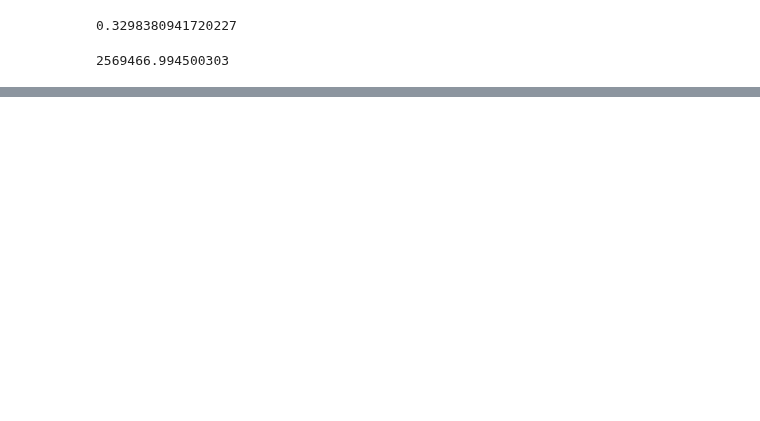
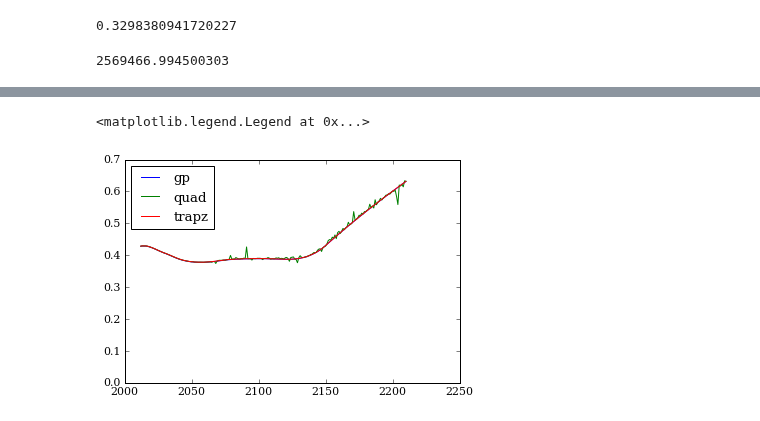
Before and after one commit to ergs/sandbox, a Jupyter notebook: ctcc/methodology-dwt-free.ipynb, the cells around one changed output, grey strips where cells are left out. Drawn from its saved outputs; the diff is of its cells as text; code cells hidden in the pictures; blank space fills up the shorter version.

```diff
--- a/ctcc/methodology-dwt-free.ipynb
+++ b/ctcc/methodology-dwt-free.ipynb
@@ -434,0 +362,29 @@ denom_half_x(2180.0, gwe_lwr_gp, gwe_lwr_y)
+# %%
+def trapz_l2_dist(gp0, y0, gp1, y1, lower, upper):
+    """L2 Norm for gaussian processes.
+
+    Parameters
+    ----------
+    gp0 : GP
+        The first gaussian process
+    gp1 : GP
+        The second gaussian process
+    lower : number
+        The lower bound.
+    upper : number
+        The upper bound.
+    """
+    t = np.linspace(lower, upper, 1000)
+    mu0, cov0 = gp0.predict(y0, t)
+    var0 = np.diag(cov0)
+    mu1, cov1 = gp1.predict(y1, t)
+    var1 = np.diag(cov1)
+    numer = np.trapz((var0 + var1 + (mu0 - mu1)**2), x=t)
+    denom0 =  np.sqrt(np.trapz((var0 + mu0**2), x=t))
+    denom1 =  np.sqrt(np.trapz((var1 + mu1**2), x=t))
+    denom = denom0 * denom1
+    #print("numer_trapz =", numer)
+    #print("denom_trapz =", denom)
+    #print("denom0_trapz =", denom0)
+    #print("denom1_trapz =", denom1)
+    return numer / denom
@@ -434,0 +401,10 @@ denom_half_x(2180.0, gwe_lwr_gp, gwe_lwr_y)
+# %%
+cum_gp = np.zeros(len(t), float)
+cum_quad = np.zeros(len(t), float)
+cum_trapz = np.zeros(len(t), float)
+for i, ti in zip(range(1, len(t)), t):
+    cum_gp[i] = gp_l2_dist(lwr1_gp, gwe_lwr_sim1, gwe_lwr_gp, gwe_lwr_y, t[0], ti)
+    cum_quad[i] = quad_l2_dist(lwr1_gp, gwe_lwr_sim1, gwe_lwr_gp, gwe_lwr_y, t[0], ti)
+    cum_trapz[i] = trapz_l2_dist(lwr1_gp, gwe_lwr_sim1, gwe_lwr_gp, gwe_lwr_y, t[0], ti)
+    if i%10 == 0:
+        print(ti)
@@ -434,0 +437,8 @@ denom_half_x(2180.0, gwe_lwr_gp, gwe_lwr_y)
+# %%
+plt.plot(t, cum_gp, label='gp')
+plt.plot(t, cum_quad, label='quad')
+plt.plot(t, cum_trapz, label='trapz')
+plt.legend(loc=0)
+# %% [output]
+<matplotlib.legend.Legend at 0x...>
+[figure, added]
```
Also changed, not shown: parts of 17 cells of this notebook, 5 other files.
